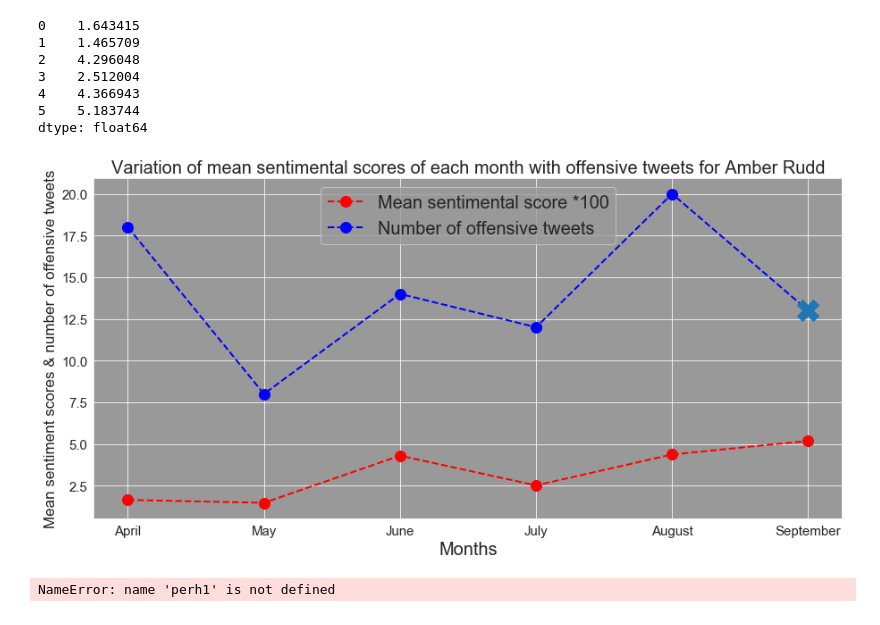
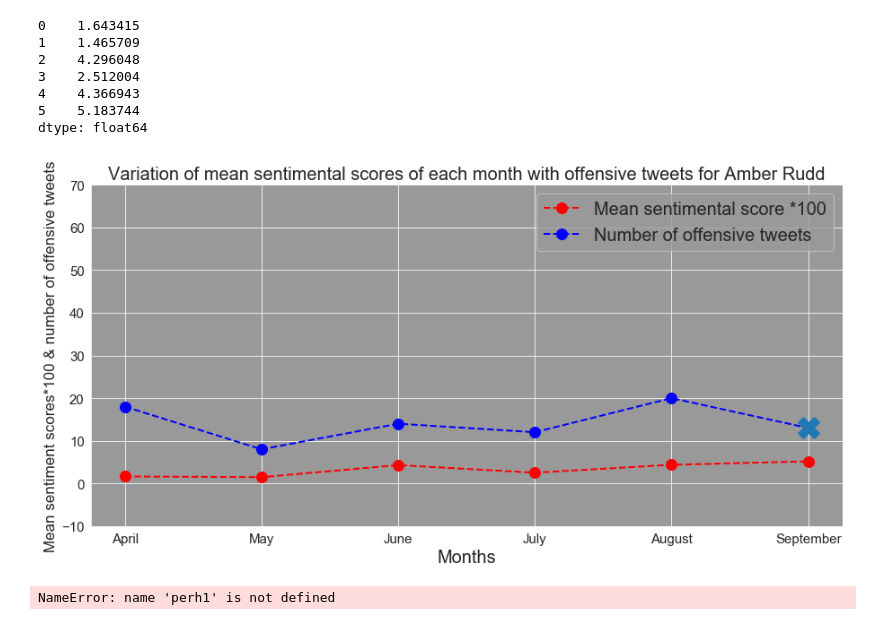
Before and after one commit to abhisheksaxena1998/hate_speech_threat_detection, a Jupyter notebook: Amber Rudd.ipynb, the cells around one changed output. Drawn from its saved outputs; the diff is of its cells as text; code cells hidden in the pictures.

```diff
--- a/Amber Rudd.ipynb
+++ b/Amber Rudd.ipynb
@@ -239,17 +239,19 @@ dtype: float64
 # %%
 fig, ax = plt.subplots(figsize=(15,7))
 ax.plot(xi, s,color='red', marker='o', linestyle='dashed',linewidth=2, markersize=12,label="Mean sentimental score *100")#
 ax.plot(xi, y,color='blue', marker='o', linestyle='dashed',linewidth=2, markersize=12,label="Number of offensive tweets")
 plt.plot('September',13, markersize=24,marker='X')
 ax.set_xlabel('Months',fontsize=20)
-ax.set_ylabel('Mean sentiment scores & number of offensive tweets',fontsize=17)
+plt.yticks([-10,0,10,20,30,40,50,60,70])
+
+ax.set_ylabel('Mean sentiment scores*100 & number of offensive tweets',fontsize=17)
 ax.set_title("Variation of mean sentimental scores of each month with offensive tweets for Amber Rudd",fontsize=20)
 ax = plt.gca()
 ax.legend(prop={'size': 20})
 
 ax.tick_params(axis = 'both', which = 'major', labelsize = 15)
 # %% [output]
-[figure, old version]
+[figure, new version]
 # %%
 fig, ax = plt.subplots(figsize=(15,7))
 ax.plot(xi, s,color='red', marker='o', linestyle='dashed',linewidth=2, markersize=12,label="Mean sentimental score *100")#
```
Also changed, not shown: 11 other files.
